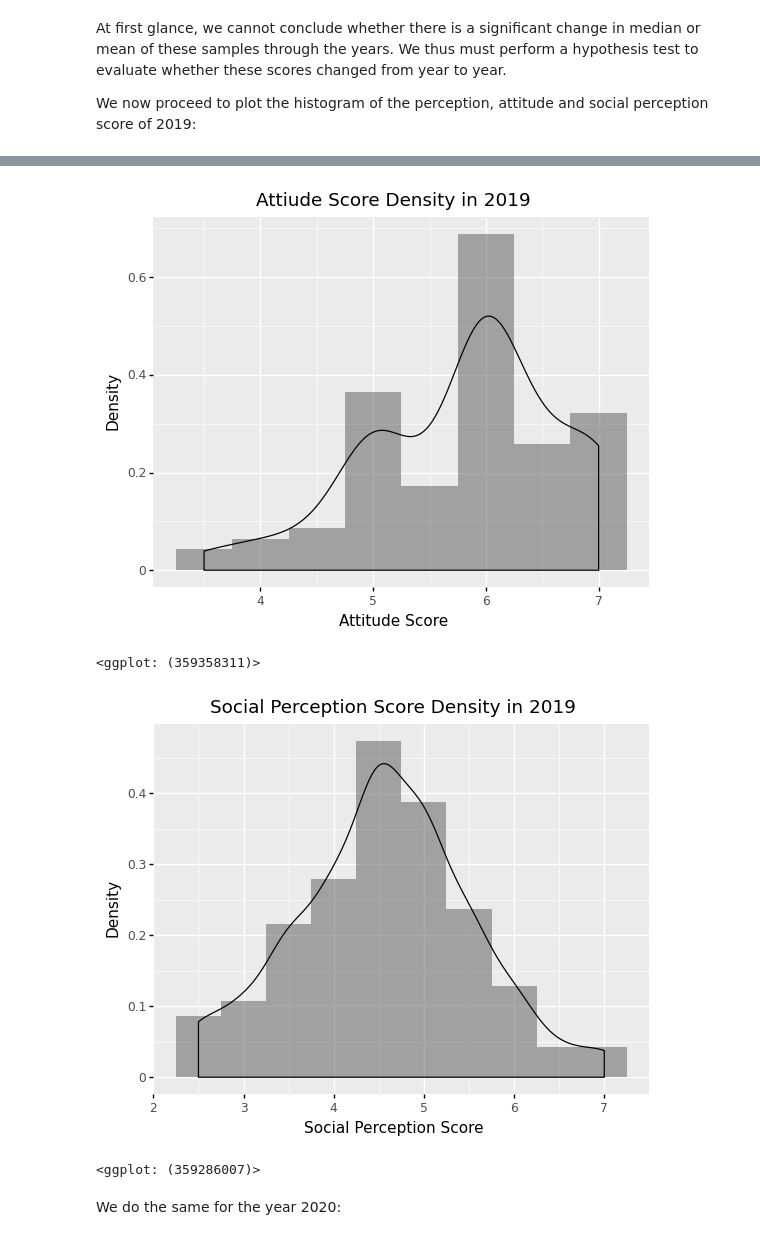
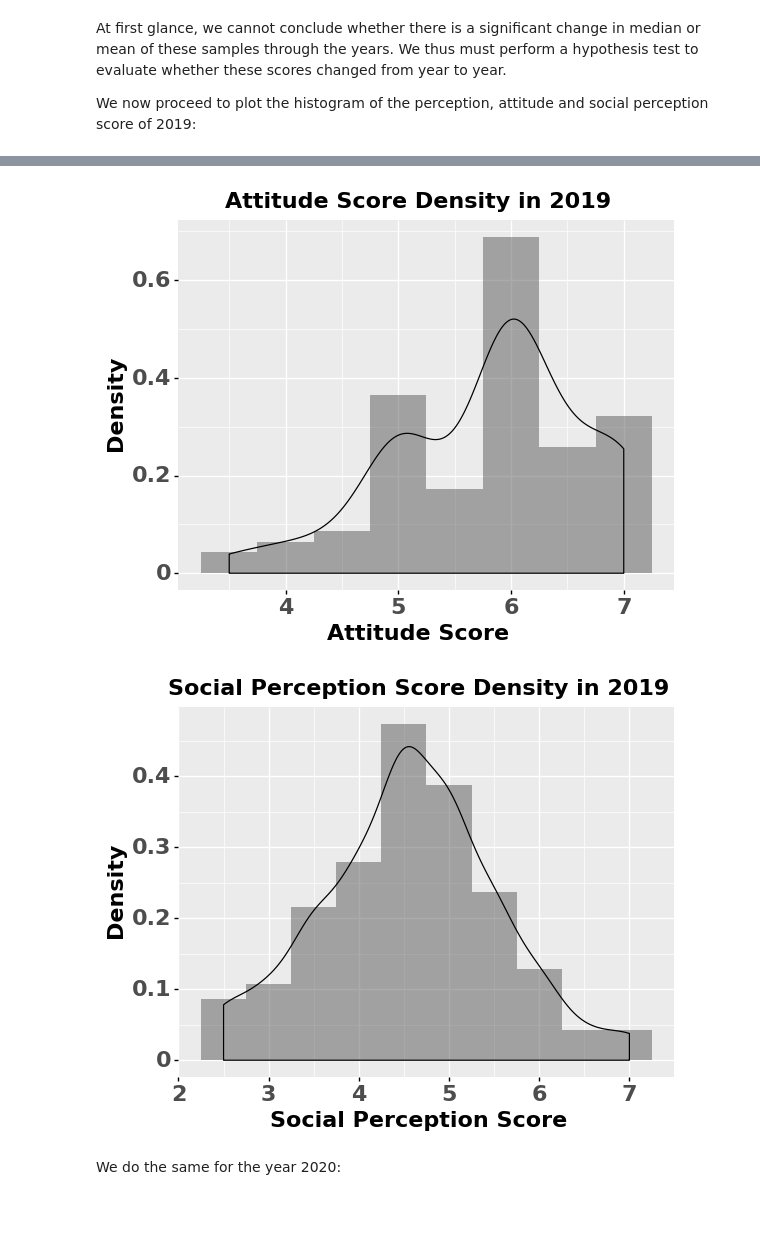
Before and after one commit to fcortevargas/IER_2022, a Jupyter notebook: Data_analysis/data_analysis.ipynb, the cells around one changed output, grey strips where cells are left out. Saved outputs shown, nothing was run; the diff lists cells and outputs as text; code cells hidden in the pictures; blank space fills up the shorter version.

Commit message:
Added last few lines of code that I needed to produce a few plots for my presentation.

```diff
--- a/Data_analysis/data_analysis.ipynb
+++ b/Data_analysis/data_analysis.ipynb
@@ -367,23 +375,27 @@ ggplot(data_2019_clean, aes('erv_fa')) + \
 # %%
-ggplot(data_2019_clean, aes('attitu_tot')) + \
+p = ggplot(data_2019_clean, aes('attitu_tot')) + \
     geom_histogram(aes(y = after_stat('density')),
                    binwidth = 0.5, alpha = 0.5, position = 'identity') + \
     geom_density(alpha = .25) +\
-    labs(title = "Attiude Score Density in 2019",
-         y = "Density", x = "Attitude Score")
+    labs(title = "Attitude Score Density in 2019",
+         y = "Density", x = "Attitude Score") + \
+    theme(text = element_text(size=16,face="bold"))
+p.draw()
+ggsave(plot = p, filename = 'a2019.png', dpi=1000)
 # %% [output]
-[figure, old version]
+[figure, new version]
-<ggplot: (359358311)>
 # %%
-ggplot(data_2019_clean, aes('soc_omg_tot')) + \
+p = ggplot(data_2019_clean, aes('soc_omg_tot')) + \
     geom_histogram(aes(y = after_stat('density')),
                    binwidth = 0.5, alpha = 0.5, position = 'identity') + \
     geom_density(alpha = .25) + \
     labs(title = "Social Perception Score Density in 2019",
-         y = "Density", x = "Social Perception Score")
+         y = "Density", x = "Social Perception Score") + \
+    theme(text = element_text(size=16,face="bold"))
+p.draw()
+ggsave(plot = p, filename = 'sp2019.png', dpi=1000)
 # %% [output]
-[figure, old version]
+[figure, new version]
-<ggplot: (359286007)>
 # %% [markdown]
 We do the same for the year 2020:
 # %%
```
Also changed, not shown: parts of 21 cells of this notebook.
